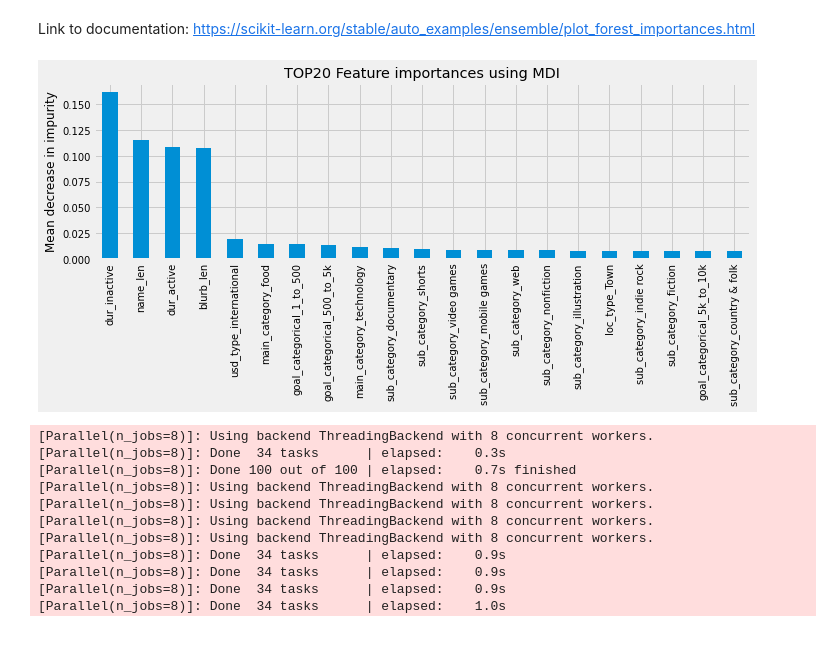
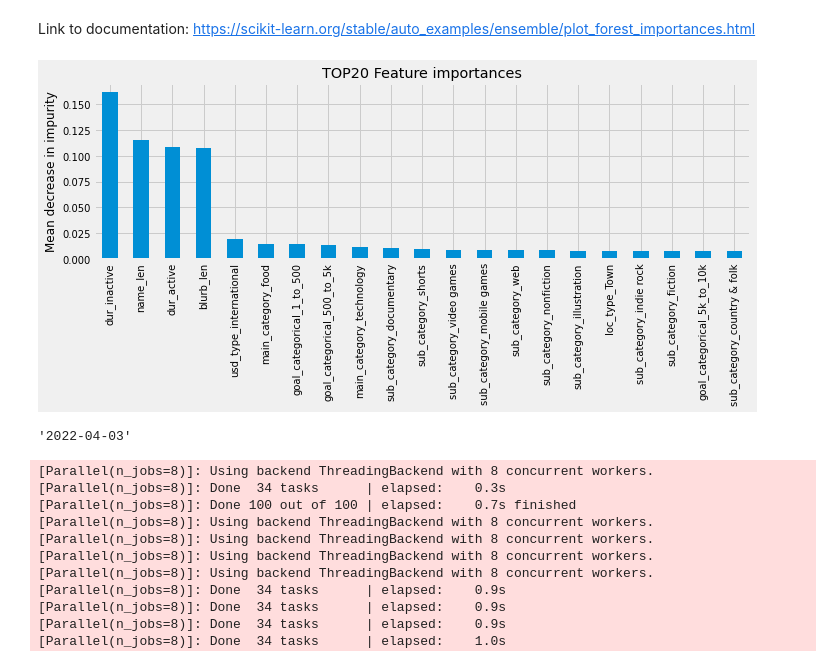
Before and after one commit to ChrisTheKnife/kick_it_like_beckham, a Jupyter notebook: Model_Random_Forest_CMM.ipynb, the cells around one changed output. Cells and saved outputs as stored; diff of their text form; code cells hidden in the pictures.

```diff
--- a/Model_Random_Forest_CMM.ipynb
+++ b/Model_Random_Forest_CMM.ipynb
@@ -360,17 +366,21 @@ https://scikit-learn.org/stable/auto_examples/ensemble/plot_forest_importances.h
 # %%
 feature_names = [f"feature {i}" for i in range(X.shape[1])]
 importances = model.feature_importances_
 # std = np.std([tree.feature_importances_ for tree in model.estimators_], axis=0)
 
 # forest_importances_test = pd.Series(importances, index=feature_names)
 
 forest_importances_imp = pd.Series(importances, index=features)
 forest_importances_imp_top20 = forest_importances_imp.sort_values(ascending=False).iloc[0:21]
 
 fig, ax = plt.subplots(figsize=(10, 5))
 forest_importances_imp_top20.plot.bar(ax=ax)
-ax.set_title("TOP20 Feature importances using MDI")
+ax.set_title("TOP20 Feature importances")
 ax.set_ylabel("Mean decrease in impurity")
 fig.tight_layout()
 # %% [output]
-[figure, old version]
+[figure, new version]
+# %%
+ datetime.today().strftime('%Y-%m-%d')
+# %% [output]
+'2022-04-03'
```
Also changed, not shown: parts of 19 cells of this notebook, 2 other files.
